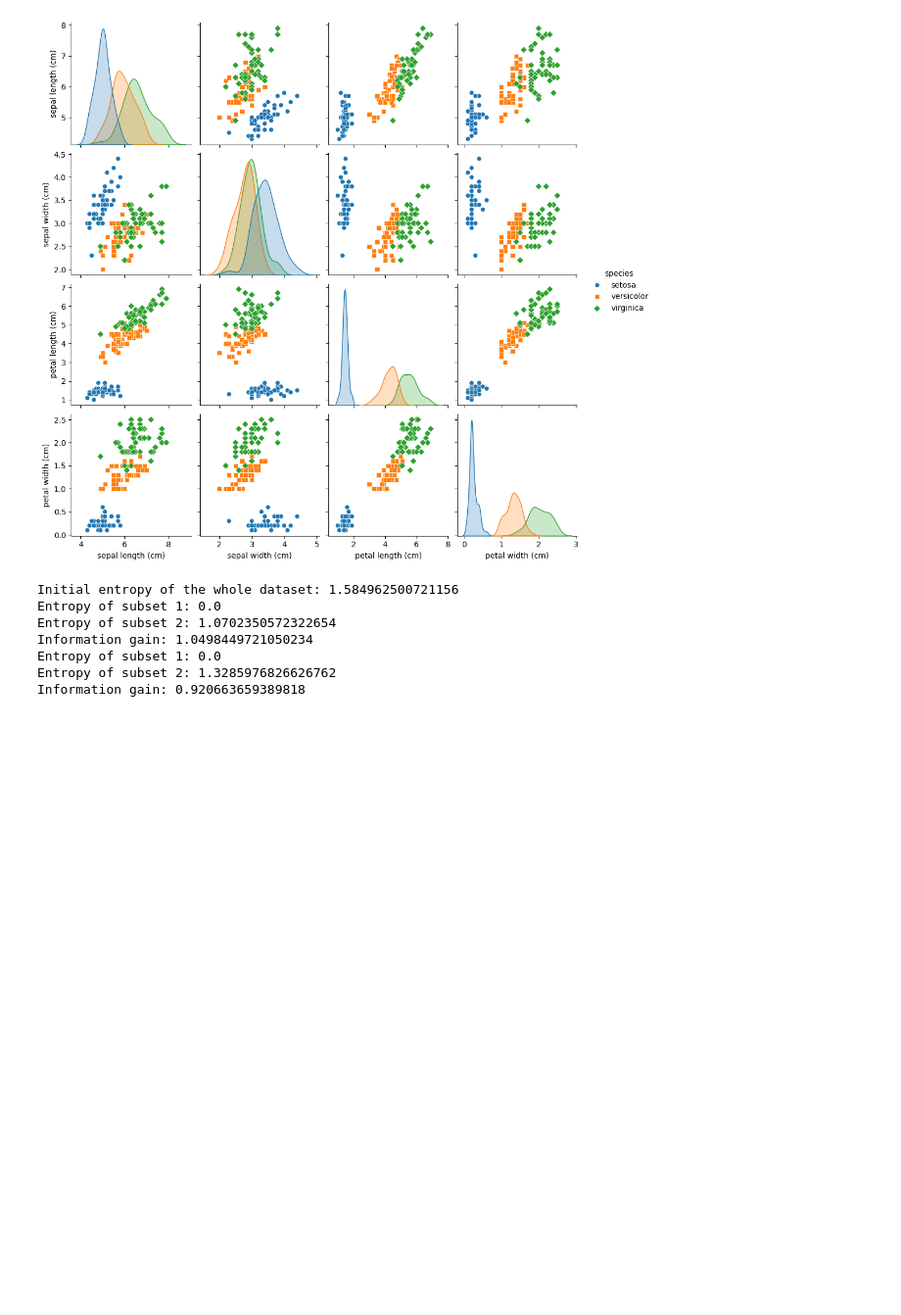
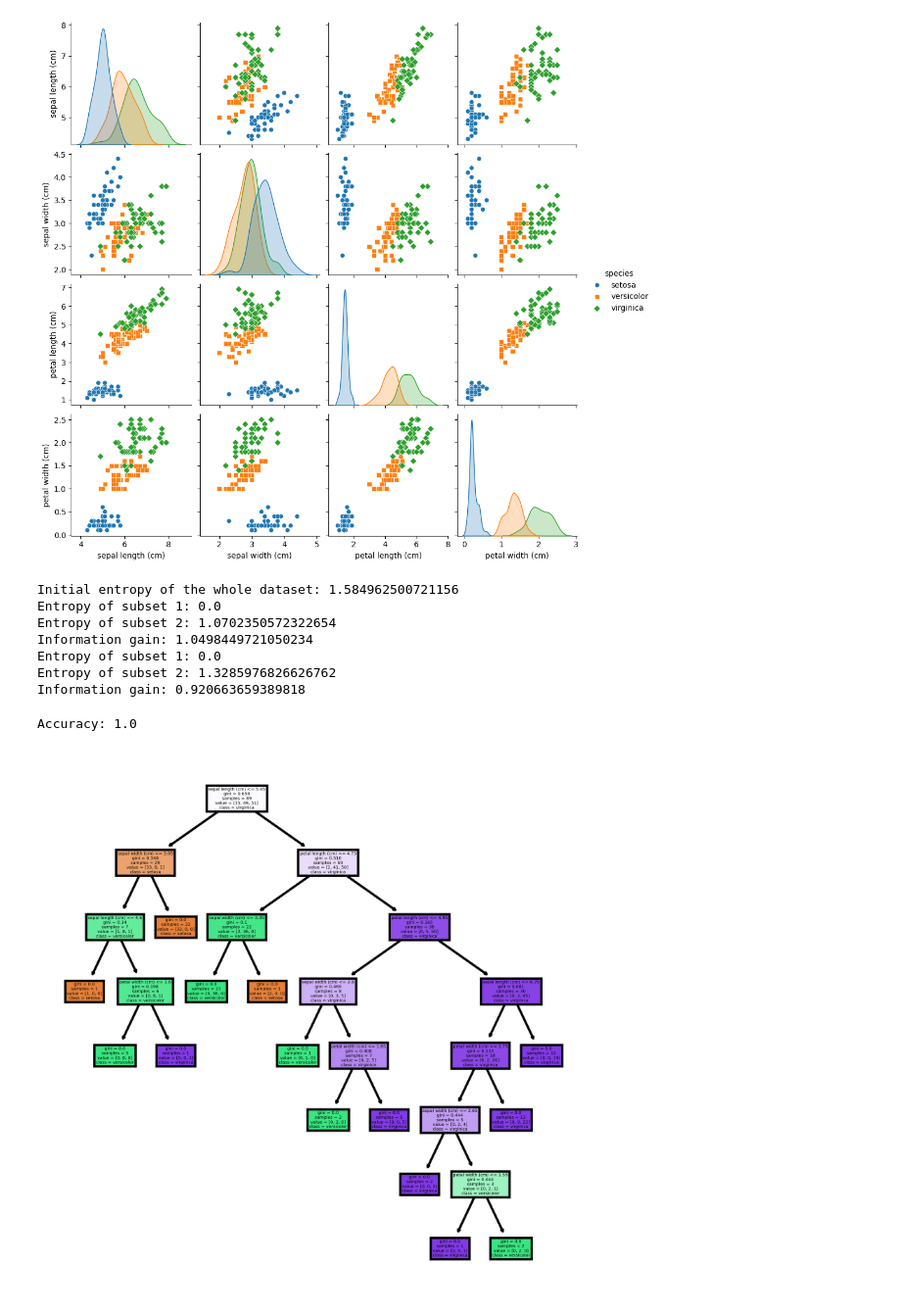
Before and after one commit to UEPP40/PUM, a Jupyter notebook: 23_04_klasyfikacja_drewniana.ipynb, the cells around one changed output. Shown at 98% size. Drawn from its saved outputs; the diff is of its cells as text; code cells hidden in the pictures; blank space fills up the shorter version.

```diff
--- a/23_04_klasyfikacja_drewniana.ipynb
+++ b/23_04_klasyfikacja_drewniana.ipynb
@@ -94,3 +94,39 @@ Information gain: 1.0498449721050234
 Entropy of subset 1: 0.0
 Entropy of subset 2: 1.3285976826626762
 Information gain: 0.920663659389818
+# %%
+from sklearn import ensemble
+from sklearn.datasets import load_iris
+import matplotlib.pyplot as plt
+from sklearn.model_selection import train_test_split
+from sklearn import metrics
+from sklearn import tree
+
+iris = load_iris()
+X, y = iris.data, iris.target
+
+# Split the data into training and test sets
+X_train, X_test, y_train, y_test = train_test_split(X, y, test_size=0.1)
+
+# Create a random forest with 15 trees
+clf = ensemble.RandomForestClassifier(n_estimators=15)
+clf = clf.fit(X_train, y_train)
+
+# Predict the test set
+y_pred = clf.predict(X_test)
+
+# Print the accuracy
+print("Accuracy:", metrics.accuracy_score(y_test, y_pred))
+
+# plot the forest
+fn=iris.feature_names
+cn=iris.target_names
+fig, axes = plt.subplots(nrows = 1,ncols = 1,figsize = (4,4), dpi=800)
+for index in range(0, 15):
+    tree.plot_tree(clf.estimators_[index],
+                   feature_names = fn,
+                   class_names=cn,
+                   filled = True,);
+# %% [output]
+Accuracy: 1.0
+[figure, added]
```
